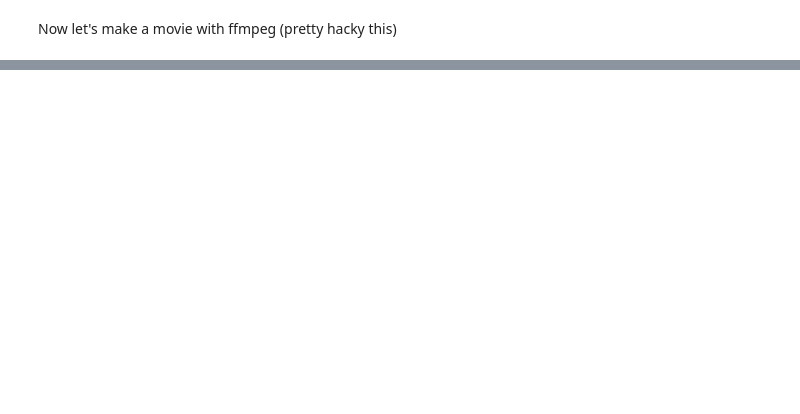
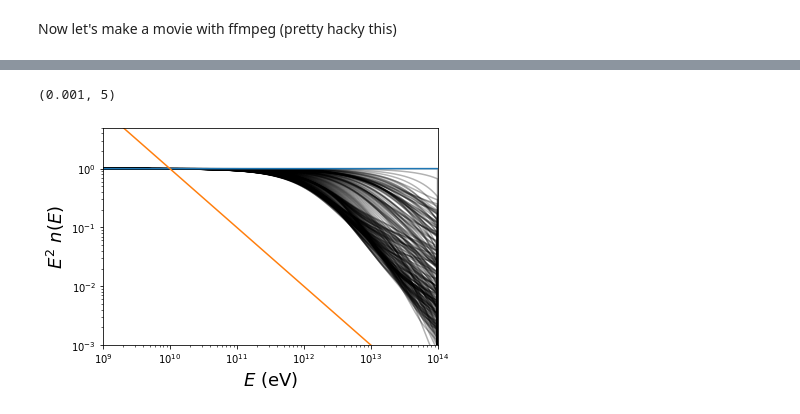
Before and after one commit to jhmatthews/CR-Variable-Jet, a Jupyter notebook: sync.ipynb, the cells around one changed output, grey strips where cells are left out. Cells and saved outputs as stored; diff of their text form; code cells hidden in the pictures; blank space fills up the shorter version.

```diff
--- a/sync.ipynb
+++ b/sync.ipynb
@@ -280,3 +283,19 @@ Video("electron_spectra_over_time.mp4")
+# %%
+ncr_time = np.load("electron_array_saves/ncr_beta2.0q43.0.npy")
+nrand = np.random.random(200) * len(ncr_time[0,:,0])
+for i,n in enumerate(nrand):
+    plt.plot(energies,energies *energies *ncr_time[0,i,:]/np.max(energies*energies*ncr_time[0,i,:]), c="k", alpha=0.3)
+plt.loglog()
+plt.plot(energies, np.ones_like(energies)*1)
+plt.plot(energies, (1.0/energies)*1e10)
+plt.xlim(1e9,1e14)
+plt.xlabel("$E~\mathrm{(eV)}$", fontsize=18)
+plt.ylabel("$E^2~n(E)$", fontsize=18)
+plt.savefig("electron_diversity.png", dpi=300)
+plt.ylim(1e-3,5)
+# %% [output]
+(0.001, 5)
+[figure, added]
 # %%
 from py_plot_util import smooth
 rms = np.std(ncr_time, axis=1) / np.mean(ncr_time, axis=1)
```
Also changed, not shown: parts of 6 cells of this notebook, 4 other files.
